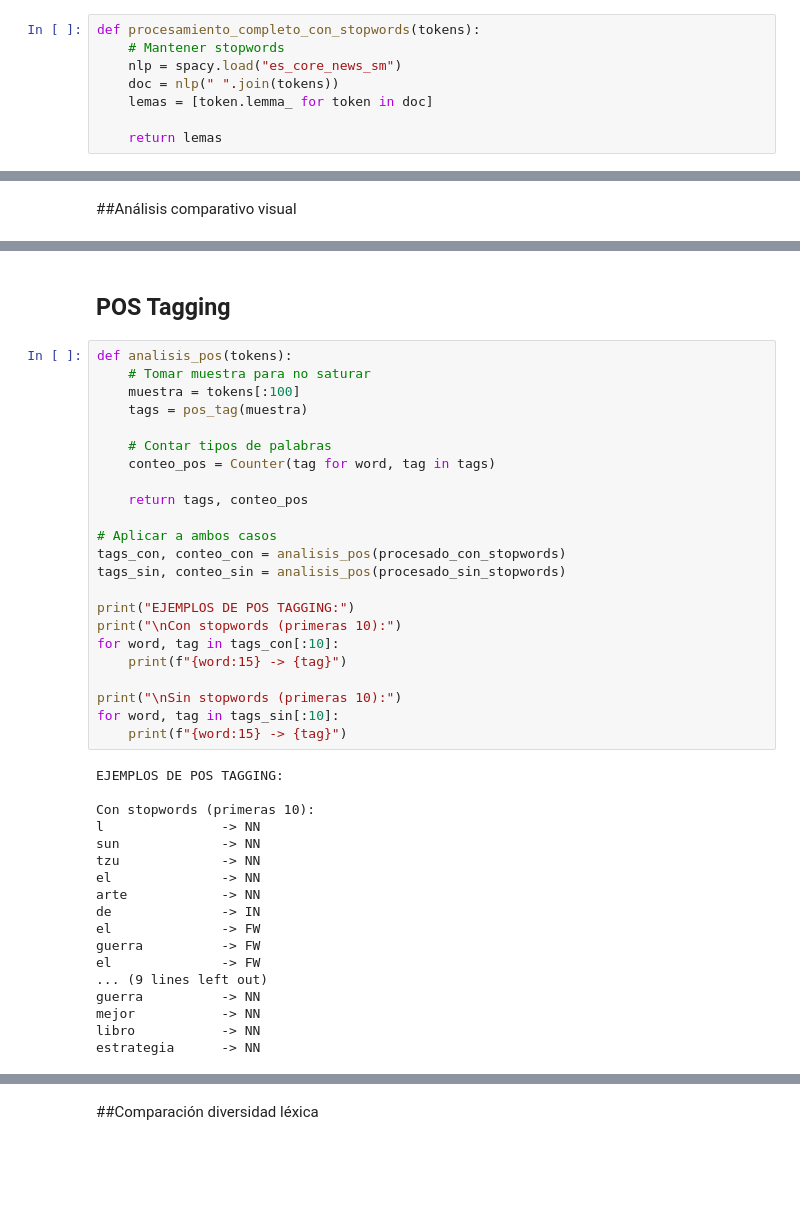
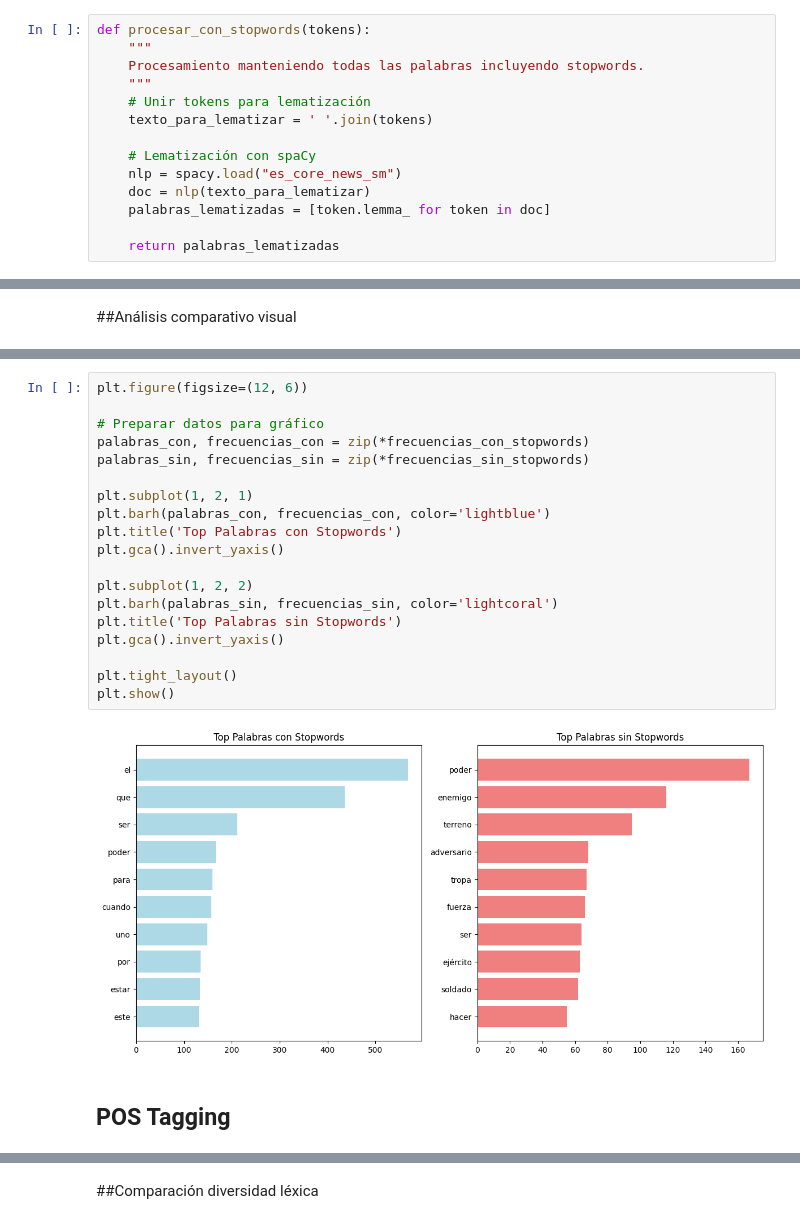
Before and after one commit to Fanova-AR/D_S_3_COM_95480, a Jupyter notebook: Art_of_War_Seoane_Facundo.ipynb, the cells around one changed output, grey strips where cells are left out. Saved outputs shown, nothing was run; the diff lists cells and outputs as text; blank space fills up the shorter version.

```diff
--- a/Art_of_War_Seoane_Facundo.ipynb
+++ b/Art_of_War_Seoane_Facundo.ipynb
@@ -89,12 +126,18 @@ def procesamiento_completo_sin_stopwords(tokens):
 # %% [markdown]
 ##Procesamiento con Stopword
 # %%
-def procesamiento_completo_con_stopwords(tokens):
-    # Mantener stopwords
+def procesar_con_stopwords(tokens):
+    """
+    Procesamiento manteniendo todas las palabras incluyendo stopwords.
+    """
+    # Unir tokens para lematización
+    texto_para_lematizar = ' '.join(tokens)
+
+    # Lematización con spaCy
     nlp = spacy.load("es_core_news_sm")
-    doc = nlp(" ".join(tokens))
-    lemas = [token.lemma_ for token in doc]
+    doc = nlp(texto_para_lematizar)
+    palabras_lematizadas = [token.lemma_ for token in doc]
 
-    return lemas
+    return palabras_lematizadas
 # %% [markdown]
 ## Aplico Procesamiento
@@ -155,43 +191,23 @@ plt.show()
+# %%
+plt.figure(figsize=(12, 6))
+
+# Preparar datos para gráfico
+palabras_con, frecuencias_con = zip(*frecuencias_con_stopwords)
+palabras_sin, frecuencias_sin = zip(*frecuencias_sin_stopwords)
+
+plt.subplot(1, 2, 1)
+plt.barh(palabras_con, frecuencias_con, color='lightblue')
+plt.title('Top Palabras con Stopwords')
+plt.gca().invert_yaxis()
+
+plt.subplot(1, 2, 2)
+plt.barh(palabras_sin, frecuencias_sin, color='lightcoral')
+plt.title('Top Palabras sin Stopwords')
+plt.gca().invert_yaxis()
+
+plt.tight_layout()
+plt.show()
+# %% [output]
+[figure, added]
 # %% [markdown]
 ## POS Tagging
-# %%
-def analisis_pos(tokens):
-    # Tomar muestra para no saturar
-    muestra = tokens[:100]
-    tags = pos_tag(muestra)
-
-    # Contar tipos de palabras
-    conteo_pos = Counter(tag for word, tag in tags)
-
-    return tags, conteo_pos
-
-# Aplicar a ambos casos
-tags_con, conteo_con = analisis_pos(procesado_con_stopwords)
-tags_sin, conteo_sin = analisis_pos(procesado_sin_stopwords)
-
-print("EJEMPLOS DE POS TAGGING:")
-print("\nCon stopwords (primeras 10):")
-for word, tag in tags_con[:10]:
-    print(f"{word:15} -> {tag}")
-
-print("\nSin stopwords (primeras 10):")
-for word, tag in tags_sin[:10]:
-    print(f"{word:15} -> {tag}")
-# %% [output]
-EJEMPLOS DE POS TAGGING:
-
-Con stopwords (primeras 10):
-l               -> NN
-sun             -> NN
-tzu             -> NN
-el              -> NN
-arte            -> NN
-de              -> IN
-el              -> FW
-guerra          -> FW
-el              -> FW
-... (9 lines left out)
-guerra          -> NN
-mejor           -> NN
-libro           -> NN
-estrategia      -> NN
```
Also changed, not shown: parts of 12 cells of this notebook.
